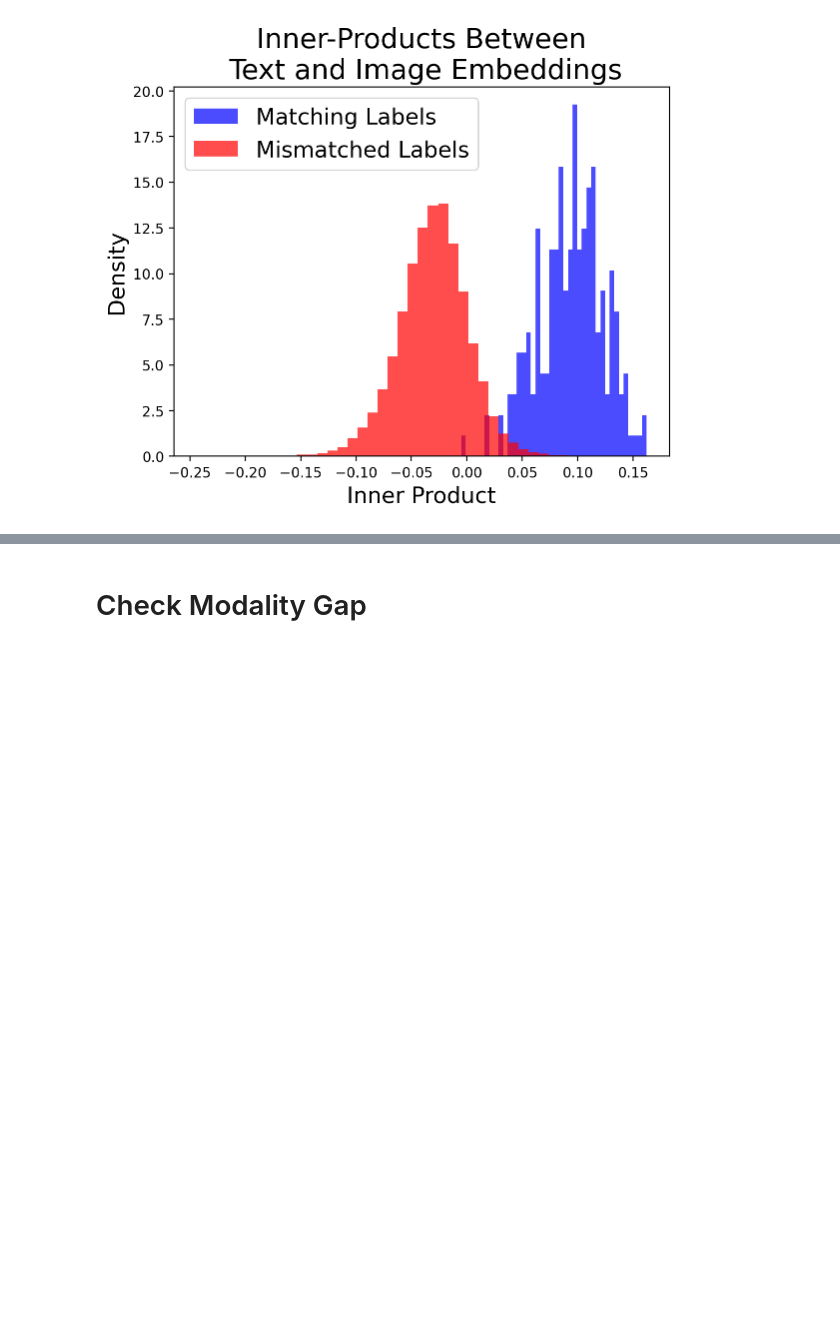
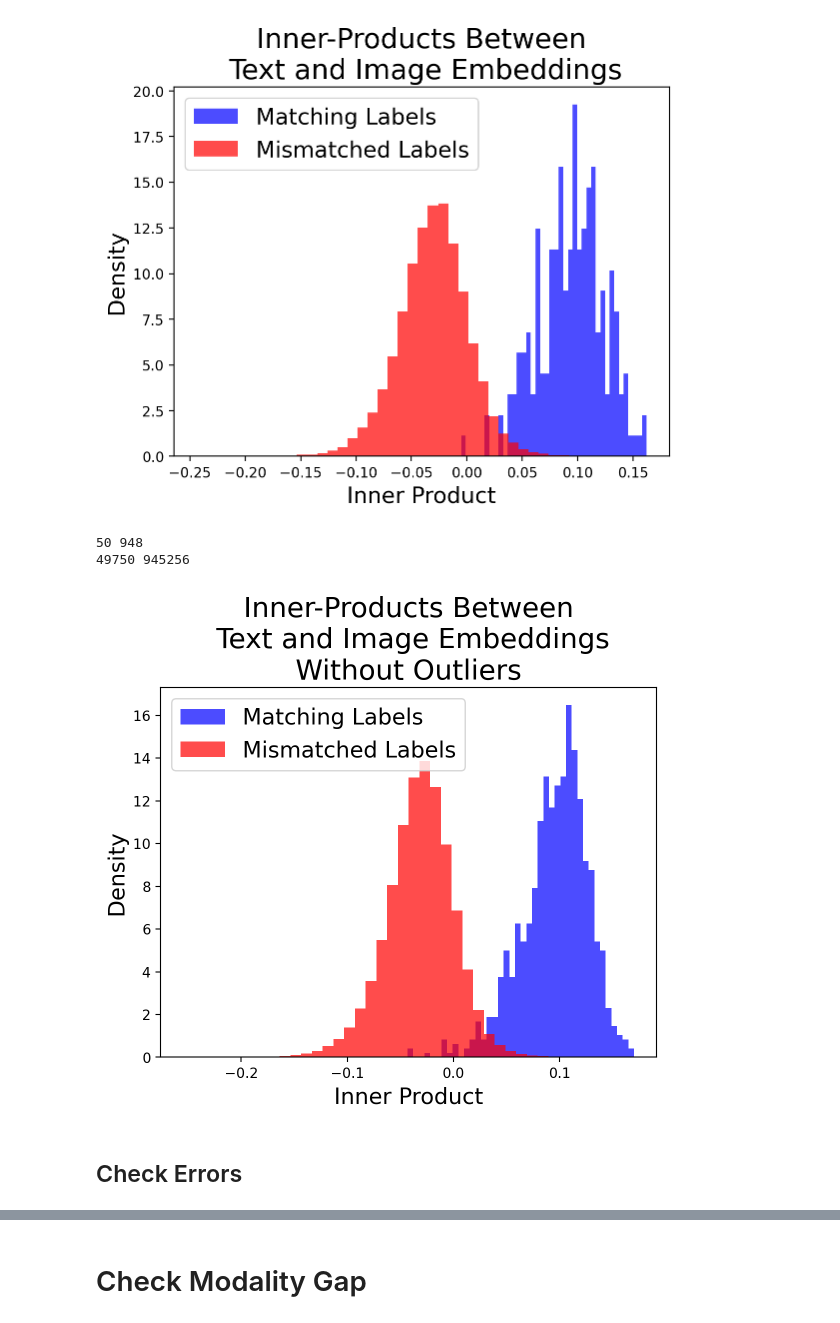
Before and after one commit to BangachevKiril/RepresentationLearningTheory, a Jupyter notebook: SigLIPModalityGapImageNet.ipynb, the cells around one changed output, grey strips where cells are left out. Cells and saved outputs as stored; diff of their text form; code cells hidden in the pictures; blank space fills up the shorter version.

```diff
--- a/SigLIPModalityGapImageNet.ipynb
+++ b/SigLIPModalityGapImageNet.ipynb
@@ -339,3 +304,34 @@ plt.legend(fontsize = 16)
 plt.show()
 # %% [output]
 [figure]
+# %%
+diagonal_elements = np.diag(comp)
+diagonal_elements_s = np.sort(diagonal_elements)
+k = len(diagonal_elements_s)
+kl, kh = round(k*0.05), round(k*0.95)
+print(kl,kh)
+
+off_diagonal_elements = comp[~np.eye(comp.shape[0], dtype=bool)]
+l = len(off_diagonal_elements)
+off_diagonal_elements_s = np.sort(off_diagonal_elements)
+ol, oh = round(l*0.05), round(l*0.95)
+print(ol,oh)
+
+# Create the density histogram
+plt.hist(diagonal_elements[kl:kh], bins=40, color='blue', alpha=0.7, label='Matching Labels', density=True)
+plt.hist(off_diagonal_elements[ol:oh], bins=40, color='red', alpha=0.7, label='Mismatched Labels', density=True)
+
+# Customize the plot
+plt.title('Inner-Products Between\n Text and Image Embeddings\nWithout Outliers', fontsize = 20)
+plt.xlabel('Inner Product', fontsize = 16)
+plt.ylabel('Density', fontsize = 16)
+plt.legend(fontsize = 16)
+
+# Show the plot
+plt.show()
+# %% [output]
+50 948
+49750 945256
+[figure, added]
+# %% [markdown]
+## Check Errors
```
Also changed, not shown: parts of 5 cells of this notebook.
